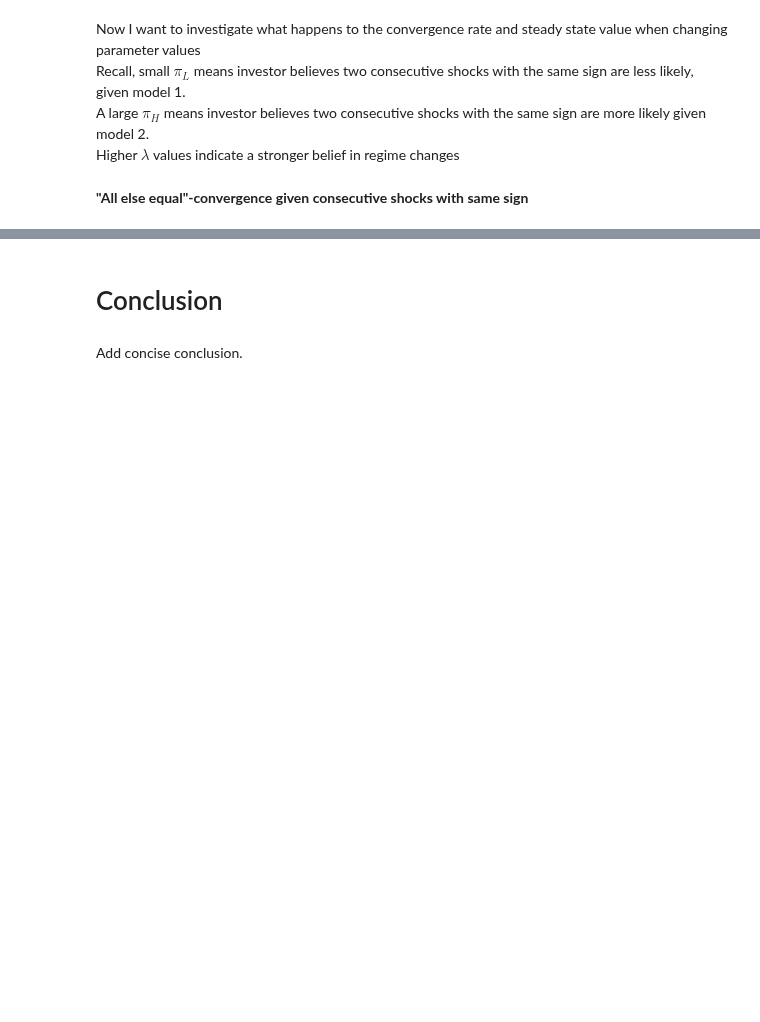
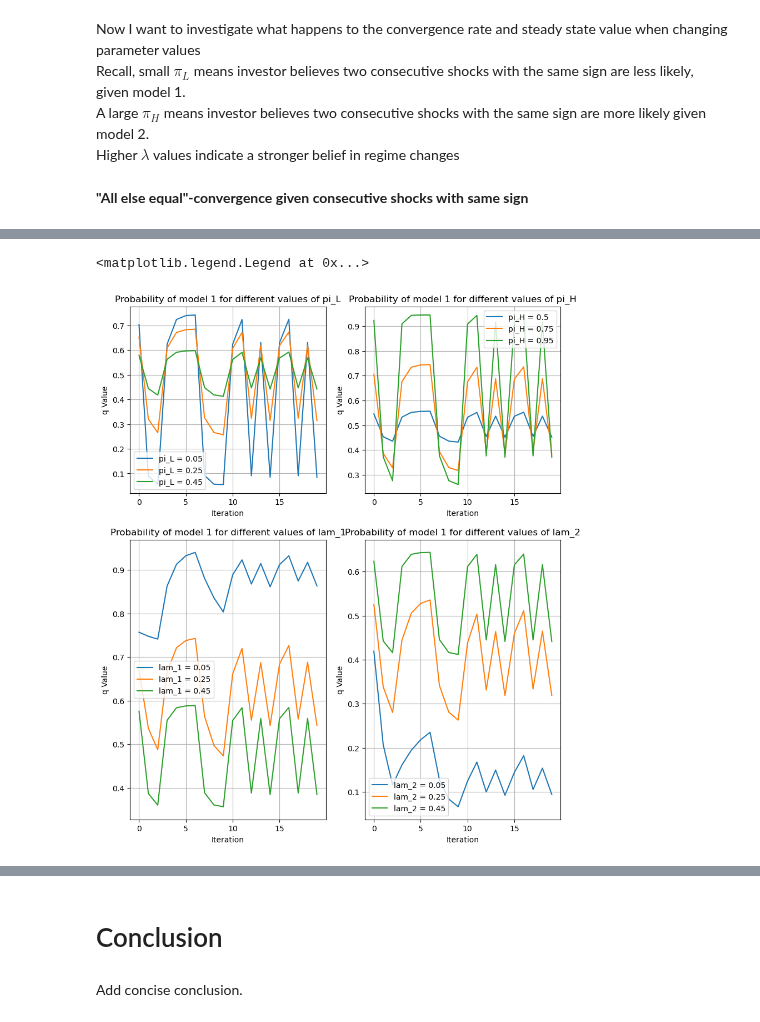
Before and after one commit to NumEconCopenhagen/projects-2024-kt, a Jupyter notebook: modelproject/modelproject.ipynb, the cells around one changed output, grey strips where cells are left out. Cells and saved outputs as stored; diff of their text form; code cells hidden in the pictures; blank space fills up the shorter version.

```diff
--- a/modelproject/modelproject.ipynb
+++ b/modelproject/modelproject.ipynb
@@ -332,0 +386,77 @@ plt.show()
+# %%
+fig, ((ax1, ax2), (ax3, ax4)) = plt.subplots(2, 2, figsize=(10, 12), gridspec_kw={'height_ratios': [2, 3]})
+sim_pi_L = [0.05, 0.25, 0.45]
+sim_pi_H = [0.5, 0.75, 0.95]
+sim_lam_1 = [0.05, 0.25, 0.45]
+sim_lam_2 = [0.05, 0.25, 0.45]
+
+sim_results_pi_L = []
+sim_results_pi_H = []
+sim_results_lam_1 = []
+sim_results_lam_2 = []
+
+# Plot for simulation given changes in pi_L
+ax1.set_xlabel('Iteration')
+ax1.set_ylabel('q Value')
+ax1.set_title('Probability of model 1 for different values of pi_L')
+ax1.grid(True)
+
+for pi_L in sim_pi_L:
+    np.random.set_state(state)
+    investor = InvestorForecast()
+    investor.par.pi_L = pi_L
+    q_values_pi_L = investor.simulate(n, False)
+    sim_results_pi_L.append((pi_L, q_values_pi_L))
+    ax1.plot(q_values_pi_L, label=f'pi_L = {pi_L}')
+
+# Plot for simulation given changes in pi_H
+ax2.set_xlabel('Iteration')
+ax2.set_ylabel('q Value')
+ax2.set_title('Probability of model 1 for different values of pi_H')
+ax2.grid(True)
+
+for pi_H in sim_pi_H:
+    np.random.set_state(state)
+    investor = InvestorForecast()
+    investor.par.pi_H = pi_H
+    q_values_pi_H = investor.simulate(n, False)
+    sim_results_pi_H.append((pi_H, q_values_pi_H))
+    ax2.plot(q_values_pi_H, label=f'pi_H = {pi_H}')
+
+# Plot for simulation given changes in lam_1
+ax3.set_xlabel('Iteration')
+ax3.set_ylabel('q Value')
+ax3.set_title('Probability of model 1 for different values of lam_1')
+ax3.grid(True)
+
+for lam_1 in sim_lam_1:
+    np.random.set_state(state)
+    investor = InvestorForecast()
+    investor.par.lam_1 = lam_1
+    q_values_lam_1 = investor.simulate(n, False)
+    sim_results_lam_1.append((lam_1, q_values_lam_1))
+    ax3.plot(q_values_lam_1, label=f'lam_1 = {lam_1}')
+
+# Plot for simulation given changes in lam_2
+ax4.set_xlabel('Iteration')
+ax4.set_ylabel('q Value')
+ax4.set_title('Probability of model 1 for different values of lam_2')
+ax4.grid(True)
+
+for lam_2 in sim_lam_2:
+    np.random.set_state(state)
+    investor = InvestorForecast()
+    investor.par.lam_2 = lam_2
+    q_values_lam_2 = investor.simulate(n, False)
+    sim_results_lam_2.append((lam_2, q_values_lam_2))
+    ax4.plot(q_values_lam_2, label=f'lam_2 = {lam_2}')
+
+np.random.set_state(state)
+for i in range(n):
+    print(f'Shock in period {i+1:2} = {np.random.choice([-1, 1]):2}')
+
+ax1.legend()
+ax2.legend()
+ax3.legend()
+ax4.legend()
+# %% [output]
@@ -332,0 +483,2 @@ plt.show()
+<matplotlib.legend.Legend at 0x...>
+[figure, added]
```
Also changed, not shown: parts of 18 cells of this notebook, 1 other file.
